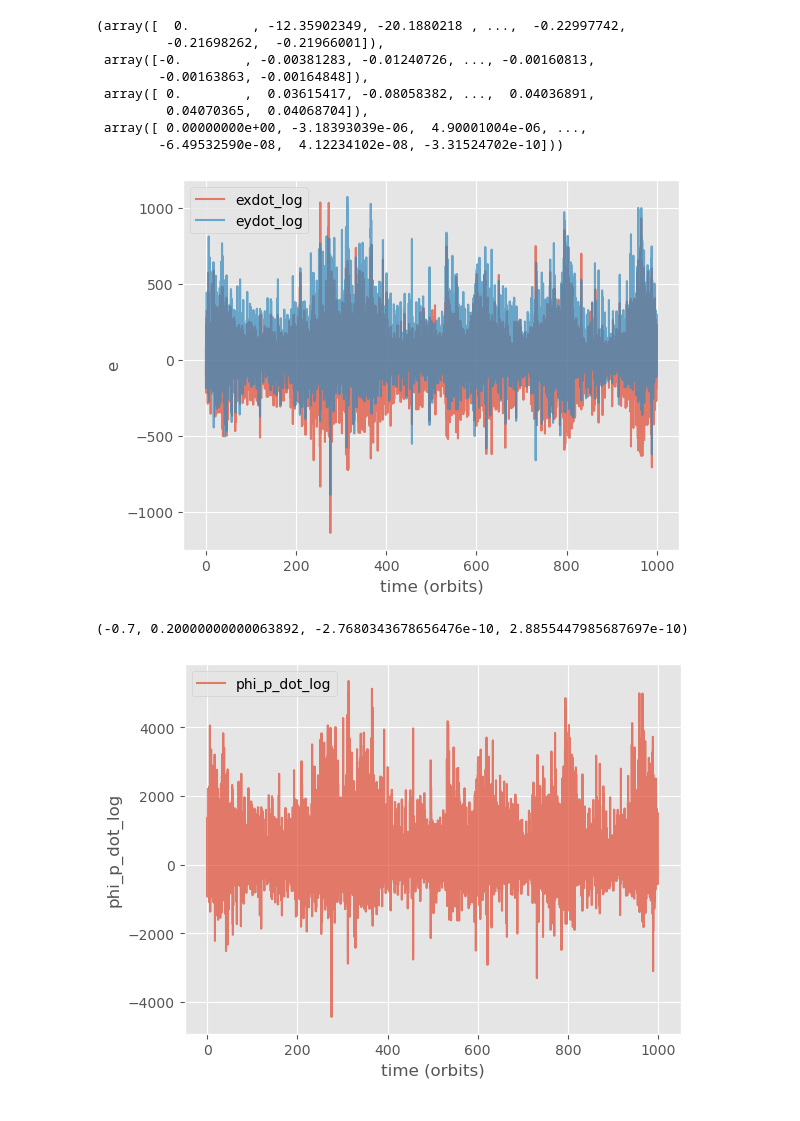
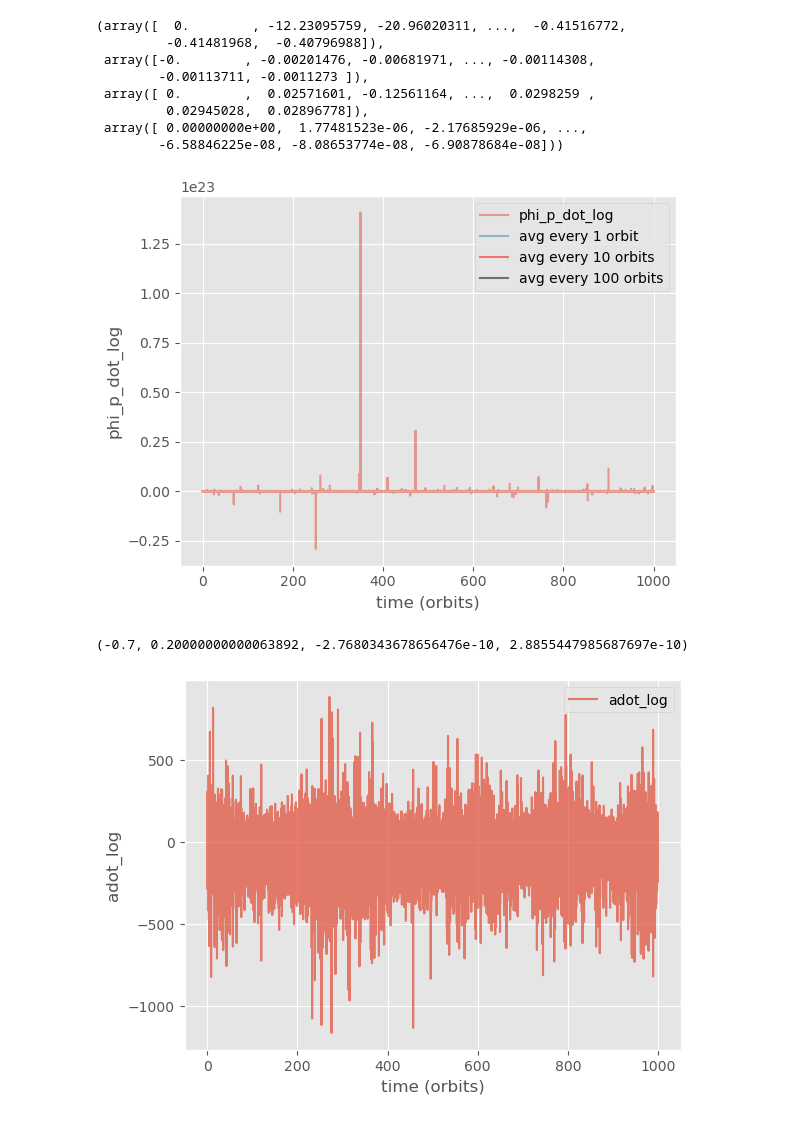
Before and after one commit to HangChelseaSu/Black_Hole_Accretion_Project_PI, a Jupyter notebook: Python_scripts/particle_interaction.ipynb, the cells around one changed output. Saved outputs shown, nothing was run; the diff lists cells and outputs as text; code cells hidden in the pictures.

```diff
--- a/Python_scripts/particle_interaction.ipynb
+++ b/Python_scripts/particle_interaction.ipynb
@@ -8,9 +8,9 @@ from pathlib import Path
 plt.style.use('ggplot')
 import pandas as pd
 # %%
-report_path = '/gpfs/hsu/BH_disco_runs/0721cb_ecc0p2_1000_orbits/report.dat'
-checkpoint_root = Path('/gpfs/hsu/BH_disco_runs/0721cb_ecc0p2_1000_orbits')
-plot_dir = '/gpfs/hsu/Black_Hole_Accretion_Project_PI/Python_plots/0721cb_ecc0p2_1000_orbits/'
+report_path = '/gpfs/hsu/BH_disco_runs/0721cb_circular_1000_orbits/report.dat'
+checkpoint_root = Path('/gpfs/hsu/BH_disco_runs/0721cb_circular_1000_orbits')
+plot_dir = '/gpfs/hsu/Black_Hole_Accretion_Project_PI/Python_plots/0721cb_circular_1000_orbits/'
 report = np.loadtxt(report_path)
 # %%
 # After changing snapshots
@@ -118,14 +118,14 @@ dU_test = dU_grv1_test + dU_grv2_test + dU_snk1_test + dU_snk2_test
 # %%
 dU_grv1, dU_grv1_test, dU_snk1, dU_snk1_test
 # %% [output]
-(array([  0.        , -12.35902349, -20.1880218 , ...,  -0.22997742,
-         -0.21698262,  -0.21966001]),
- array([-0.        , -0.00381283, -0.01240726, ..., -0.00160813,
-        -0.00163863, -0.00164848]),
- array([ 0.        ,  0.03615417, -0.08058382, ...,  0.04036891,
-         0.04070365,  0.04068704]),
- array([ 0.00000000e+00, -3.18393039e-06,  4.90001004e-06, ...,
-        -6.49532590e-08,  4.12234102e-08, -3.31524702e-10]))
+(array([  0.        , -12.23095759, -20.96020311, ...,  -0.41516772,
+         -0.41481968,  -0.40796988]),
+ array([-0.        , -0.00201476, -0.00681971, ..., -0.00114308,
+        -0.00113711, -0.0011273 ]),
+ array([ 0.        ,  0.02571601, -0.12561164, ...,  0.0298259 ,
+         0.02945028,  0.02896778]),
+ array([ 0.00000000e+00,  1.77481523e-06, -2.17685929e-06, ...,
+        -6.58846225e-08, -8.08653774e-08, -6.90878684e-08]))
 # %%
 dt = t[1] - t[0]
 J1 = M1 * r1**2 * vphi1
@@ -193,17 +207,47 @@ phi_p_dot_log = phi_p_dot * M / Mdot
+# %%
+t_step_1 = 100
+t_step_2 = 1000
+t_step_3 = 10000
+
+exdot_log_df = pd.DataFrame({'exdot_log': exdot_log})
+eydot_log_df = pd.DataFrame({'eydot_log': eydot_log})
+edot_log_df = pd.DataFrame({'edot_log': edot_log})
+phi_p_dot_log_df = pd.DataFrame({'phi_p_dot_log': phi_p_dot_log})
+adot_log_df = pd.DataFrame({'adot_log': adot_log})
+
+exdot_log_avg_1 = exdot_log_df['exdot_log'].rolling(t_step_1).mean()
+eydot_log_avg_1 = eydot_log_df['eydot_log'].rolling(t_step_1).mean()
+edot_log_avg_1 = edot_log_df['edot_log'].rolling(t_step_1).mean()
+phi_p_dot_log_avg_1 = phi_p_dot_log_df['phi_p_dot_log'].rolling(t_step_1).mean()
+adot_log_avg_1 = adot_log_df['adot_log'].rolling(t_step_1).mean()
+
+exdot_log_avg_2 = exdot_log_df['exdot_log'].rolling(t_step_2).mean()
+eydot_log_avg_2 = eydot_log_df['eydot_log'].rolling(t_step_2).mean()
+edot_log_avg_2 = edot_log_df['edot_log'].rolling(t_step_2).mean()
+phi_p_dot_log_avg_2 = phi_p_dot_log_df['phi_p_dot_log'].rolling(t_step_2).mean()
+adot_log_avg_2 = adot_log_df['adot_log'].rolling(t_step_2).mean()
+
+exdot_log_avg_3 = exdot_log_df['exdot_log'].rolling(t_step_3).mean()
+eydot_log_avg_3 = eydot_log_df['eydot_log'].rolling(t_step_3).mean()
+edot_log_avg_3 = edot_log_df['edot_log'].rolling(t_step_3).mean()
+phi_p_dot_log_avg_3 = phi_p_dot_log_df['phi_p_dot_log'].rolling(t_step_3).mean()
+adot_log_avg_3 = adot_log_df['adot_log'].rolling(t_step_3).mean()
 # %%
 fig, ax = plt.subplots(1, 1)
 # ax.plot(t / ( 2 * np.pi), radial_momentum_avg)
-ax.plot(t / ( 2 * np.pi), exdot_log, label='exdot_log', alpha=0.7)
-ax.plot(t / ( 2 * np.pi), eydot_log, label='eydot_log', alpha=0.7)
-# ax.set_ylim(-1, 1)
-ax.set_ylabel('e')
+ax.plot(t / ( 2 * np.pi), phi_p_dot_log, label='phi_p_dot_log', alpha=0.5)
+ax.plot(t / ( 2 * np.pi), phi_p_dot_log_avg_1, label='avg every 1 orbit', alpha=0.5)
+ax.plot(t / ( 2 * np.pi), phi_p_dot_log_avg_2, label='avg every 10 orbits', alpha=0.5, color='red')
+ax.plot(t / ( 2 * np.pi), phi_p_dot_log_avg_3, label='avg every 100 orbits', alpha=0.5, color='black')
+ax.set_ylabel('phi_p_dot_log')
 ax.set_xlabel('time (orbits)')
+# ax.set_ylim(-50, 50)
 # fig.savefig(plot_dir + 'dJz_snk_avg')
 plt.legend()
 plt.show()
 plt.close(fig) #delete figure from memory
 # %% [output]
-[figure, old version]
+[figure, new version]
 # %%
 ex.min(), ex.max(), ey.min(), ey.max()
 # %% [output]
@@ -211,12 +255,12 @@ ex.min(), ex.max(), ey.min(), ey.max()
 # %%
 fig, ax = plt.subplots(1, 1)
 # ax.plot(t / ( 2 * np.pi), radial_momentum_avg)
-ax.plot(t / ( 2 * np.pi), phi_p_dot_log, label='phi_p_dot_log', alpha=0.7)
-ax.set_ylabel('phi_p_dot_log')
+ax.plot(t / ( 2 * np.pi), adot_log, label='adot_log', alpha=0.7)
+ax.set_ylabel('adot_log')
 ax.set_xlabel('time (orbits)')
 # fig.savefig(plot_dir + 'dJz_snk_avg')
 plt.legend()
 plt.show()
 plt.close(fig) #delete figure from memory
 # %% [output]
-[figure, old version]
+[figure, new version]
```
Also changed, not shown: parts of 1 cell of this notebook, 2 other files.
